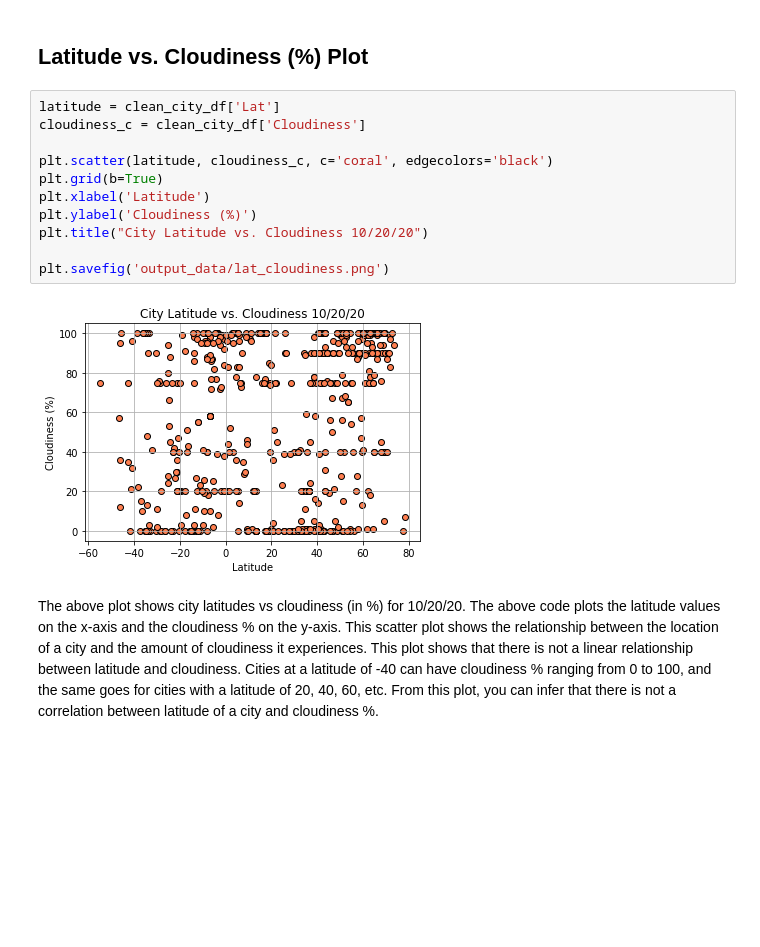
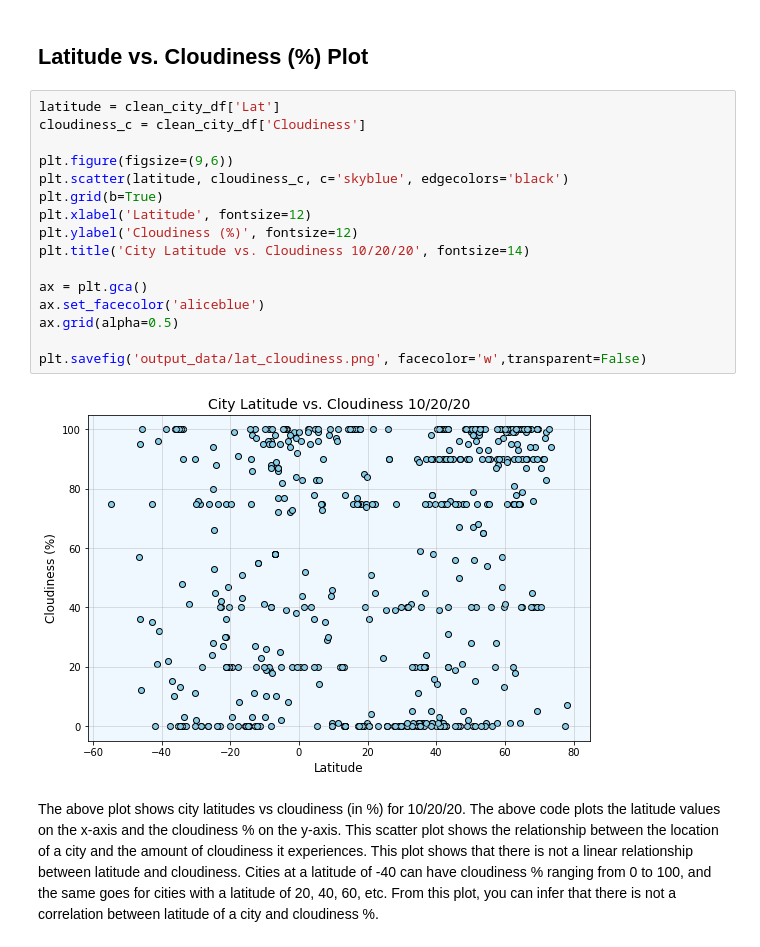
Before and after one commit to jeosqueri/City-Weather-Analysis, a Jupyter notebook: WeatherPy/WeatherPy2.ipynb, the cells around one changed output. Saved outputs shown, nothing was run; the diff lists cells and outputs as text; blank space fills up the shorter version.

```diff
--- a/WeatherPy/WeatherPy2.ipynb
+++ b/WeatherPy/WeatherPy2.ipynb
@@ -99,16 +106,21 @@ The above plot shows city latitudes vs humidity (in %) for 10/20/20. The above c
 # %%
 latitude = clean_city_df['Lat']
 cloudiness_c = clean_city_df['Cloudiness']
 
-plt.scatter(latitude, cloudiness_c, c='coral', edgecolors='black')
+plt.figure(figsize=(9,6))
+plt.scatter(latitude, cloudiness_c, c='skyblue', edgecolors='black')
 plt.grid(b=True)
-plt.xlabel('Latitude')
-plt.ylabel('Cloudiness (%)')
-plt.title("City Latitude vs. Cloudiness 10/20/20")
+plt.xlabel('Latitude', fontsize=12)
+plt.ylabel('Cloudiness (%)', fontsize=12)
+plt.title('City Latitude vs. Cloudiness 10/20/20', fontsize=14)
 
-plt.savefig('output_data/lat_cloudiness.png')
+ax = plt.gca()
+ax.set_facecolor('aliceblue')
+ax.grid(alpha=0.5)
+
+plt.savefig('output_data/lat_cloudiness.png', facecolor='w',transparent=False)
 # %% [output]
-[figure, old version]
+[figure, new version]
 # %% [markdown]
 The above plot shows city latitudes vs cloudiness (in %) for 10/20/20. The above code plots the latitude values on the x-axis and the cloudiness % on the y-axis. This scatter plot shows the relationship between the location of a city and the amount of cloudiness it experiences. This plot shows that there is not a linear relationship between latitude and cloudiness. Cities at a latitude of -40 can have cloudiness % ranging from 0 to 100, and the same goes for cities with a latitude of 20, 40, 60, etc. From this plot, you can infer that there is not a correlation between latitude of a city and cloudiness %.
 # %% [markdown]
```
Also changed, not shown: parts of 12 cells of this notebook, 16 other files.
